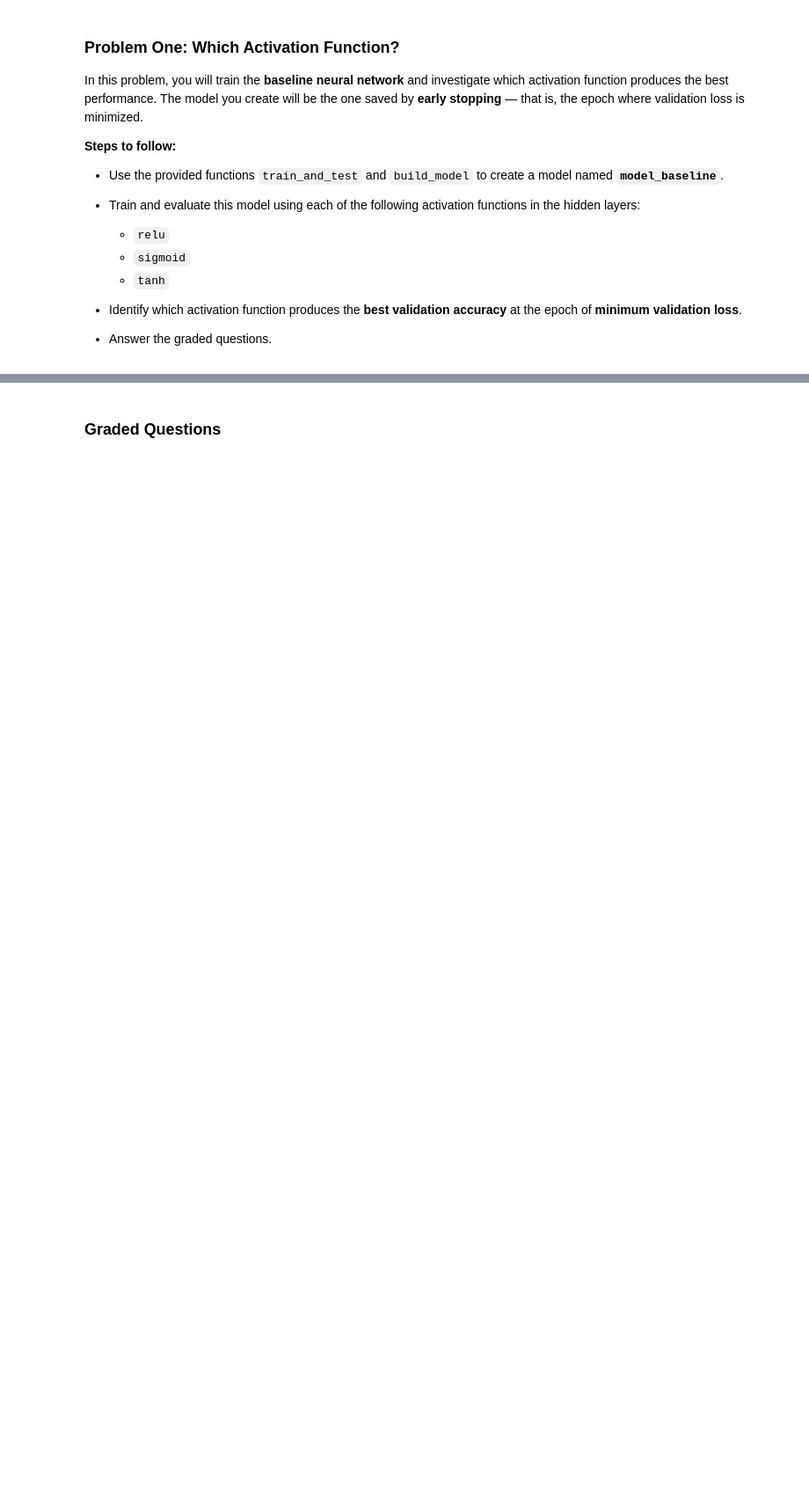
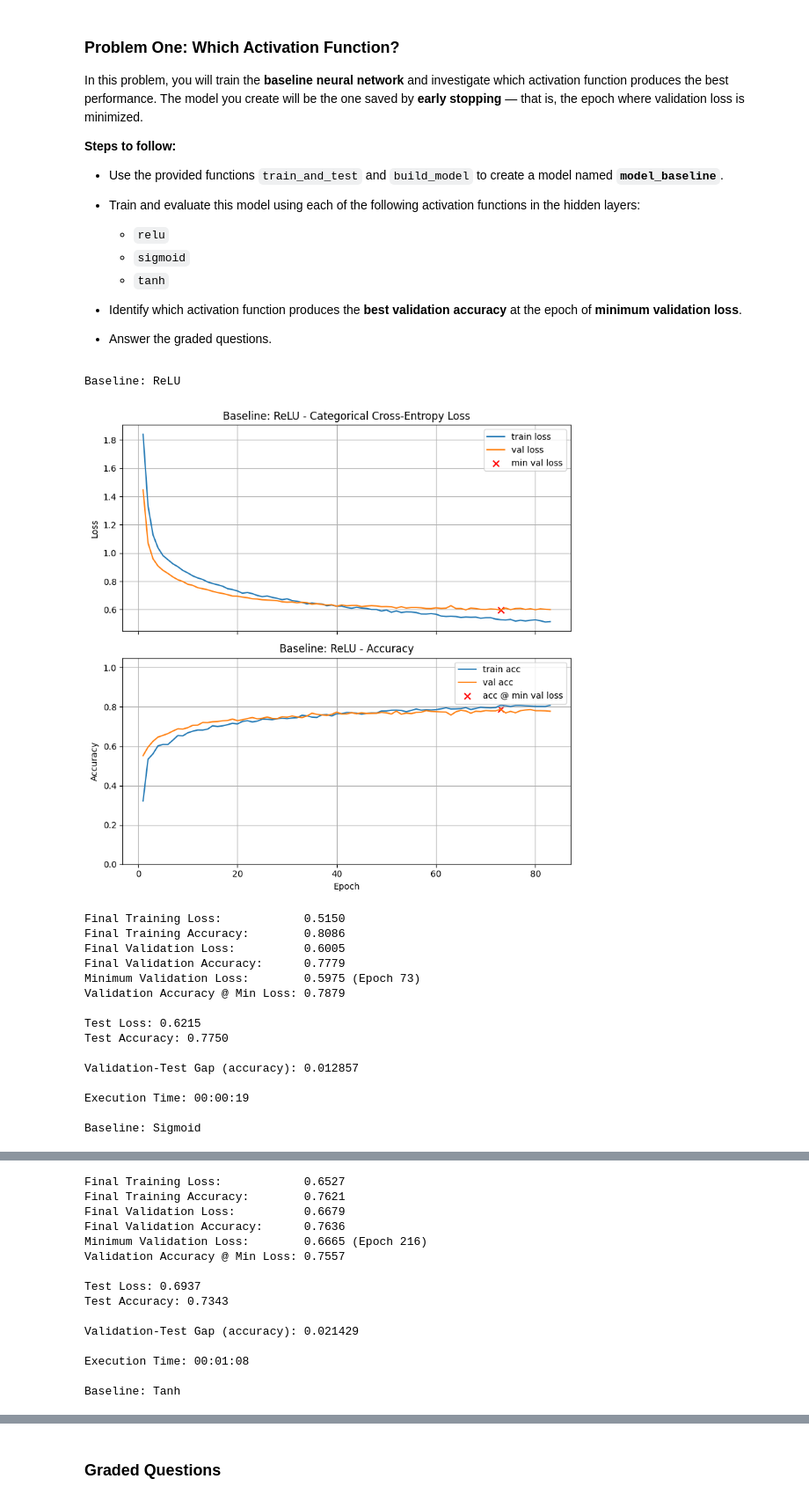
Before and after one commit to paumar2/bu-dx703-pmm, a Jupyter notebook: Homework_03.ipynb, the cells around one changed output, grey strips where cells are left out. Shown at 88% size. Drawn from its saved outputs; the diff is of its cells as text; code cells hidden in the pictures; blank space fills up the shorter version.

```diff
--- a/Homework_03.ipynb
+++ b/Homework_03.ipynb
@@ -403,3 +406,32 @@ In this problem, you will train the **baseline neural network** and investigate
 * Answer the graded questions.
 # %%
 # Your code here. Add as many cells as you need.
+#use train_and_test to train, display results, and run test set
+#use build_model to build model w/ required params
+#create model named model_baseline
+def model_baseline(activation, title):
+    model = build_model(X_train.shape[-1], [(64, activation, 0.0,0.0), (32, activation,0.001, 0.3)], n_classes)
+    return train_and_test(model, title=title)
+
+results={}
+model_baseline('relu', title='Baseline: ReLU')
+model_baseline('sigmoid', title='Baseline: Sigmoid')
+model_baseline('tanh', title='Baseline: Tanh')
+# %% [output]
+Baseline: ReLU
+[figure, added]
+Final Training Loss:            0.5150
+Final Training Accuracy:        0.8086
+Final Validation Loss:          0.6005
+Final Validation Accuracy:      0.7779
+Minimum Validation Loss:        0.5975 (Epoch 73)
+Validation Accuracy @ Min Loss: 0.7879
+
+Test Loss: 0.6215
+Test Accuracy: 0.7750
+
+Validation-Test Gap (accuracy): 0.012857
+
+Execution Time: 00:00:19
+
+Baseline: Sigmoid
@@ -405,0 +439,15 @@ In this problem, you will train the **baseline neural network** and investigate
+Final Training Loss:            0.6527
+Final Training Accuracy:        0.7621
+Final Validation Loss:          0.6679
+Final Validation Accuracy:      0.7636
+Minimum Validation Loss:        0.6665 (Epoch 216)
+Validation Accuracy @ Min Loss: 0.7557
+
+Test Loss: 0.6937
+Test Accuracy: 0.7343
+
+Validation-Test Gap (accuracy): 0.021429
+
+Execution Time: 00:01:08
+
+Baseline: Tanh
```
Also changed, not shown: parts of 16 cells of this notebook, 2 other files.
